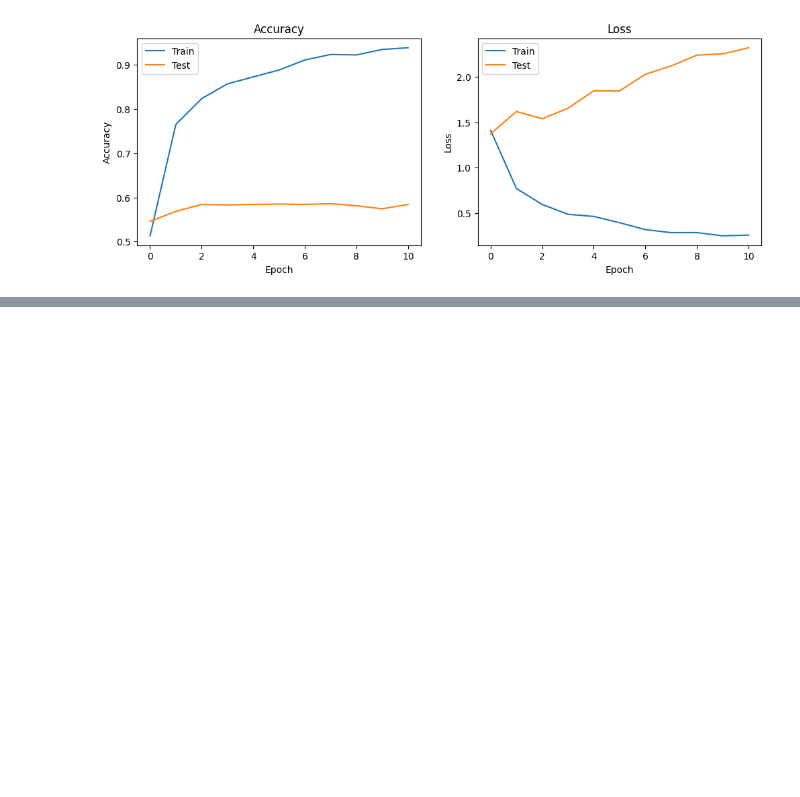
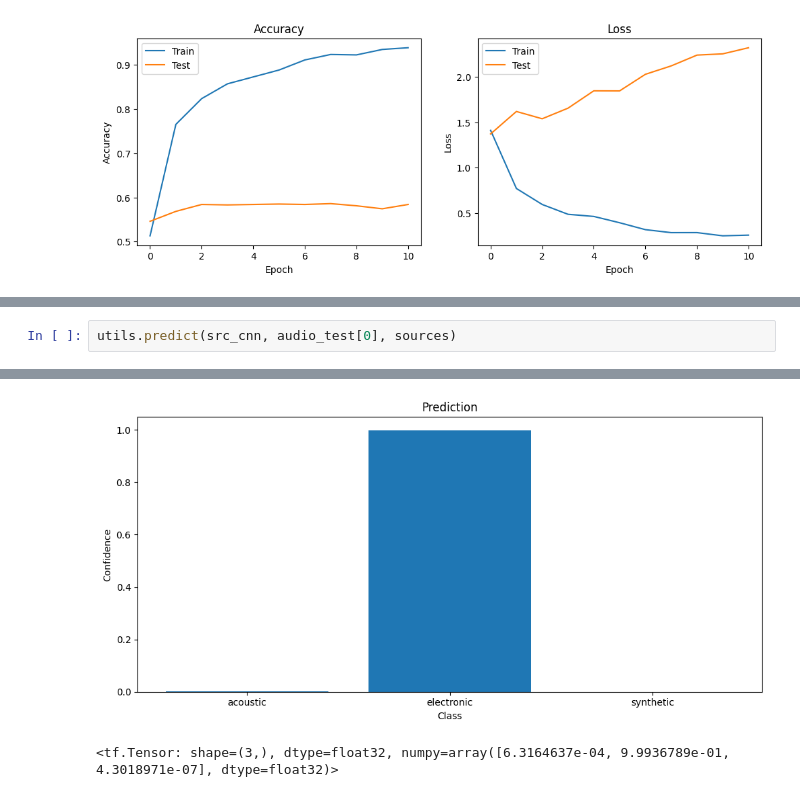
Before and after one commit to bucket420/AudioClassification, a Jupyter notebook: results.ipynb, the cells around one changed output, grey strips where cells are left out. Drawn from its saved outputs; the diff is of its cells as text; blank space fills up the shorter version.

```diff
--- a/results.ipynb
+++ b/results.ipynb
@@ -47,0 +63,3 @@ Predicted class: keyboard
+# %%
+utils.predict(src_cnn, audio_test[0], sources)
+# %% [output]
@@ -47,0 +69,2 @@ Predicted class: keyboard
+[figure, added]
+<tf.Tensor: shape=(3,), dtype=float32, numpy=array([6.3164637e-04, 9.9936789e-01, 4.3018971e-07], dtype=float32)>
```
Also changed, not shown: parts of 5 cells of this notebook, 1 other file.
